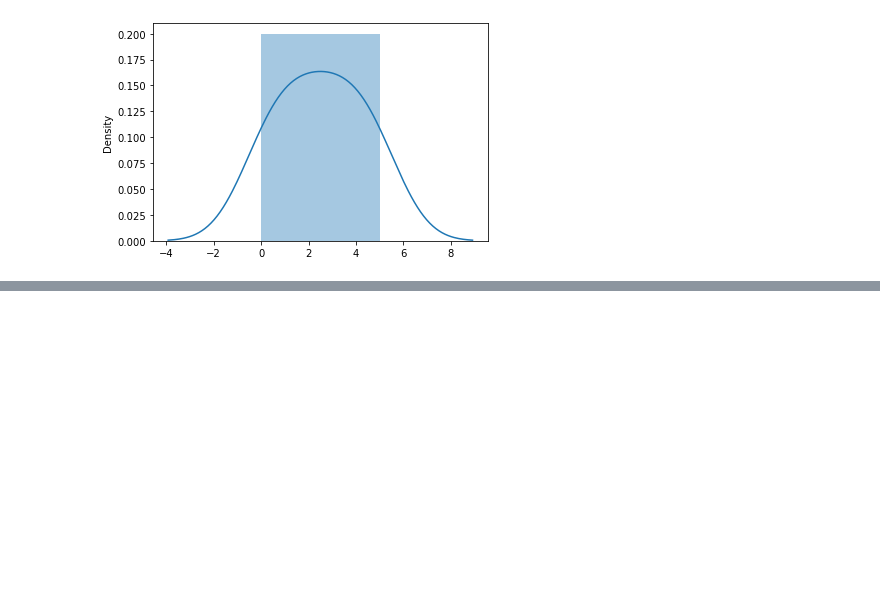
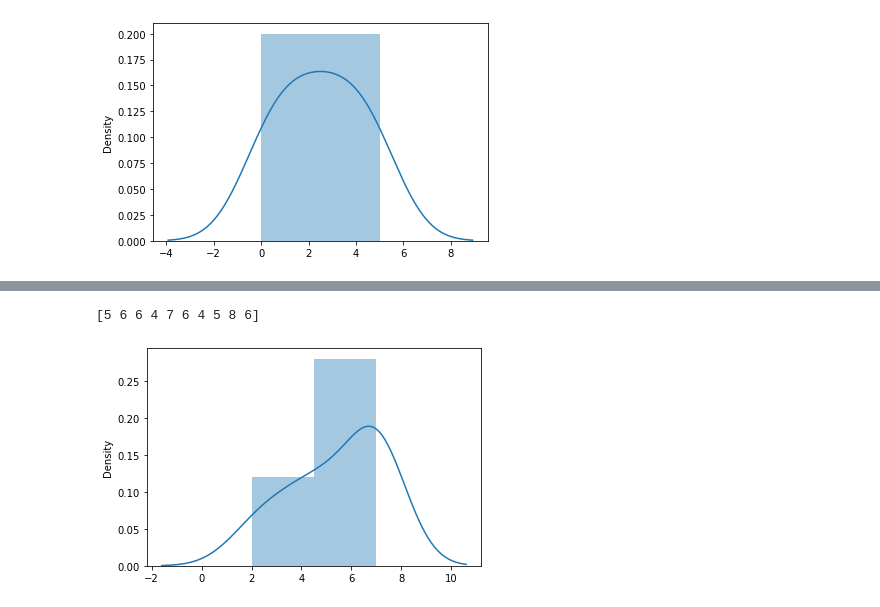
Before and after one commit to misaeladame/big-data, a Jupyter notebook: Jupyter/01_IniciandoNumpy.ipynb, the cells around one changed output, grey strips where cells are left out. Saved outputs shown, nothing was run; the diff lists cells and outputs as text; code cells hidden in the pictures; blank space fills up the shorter version.

Commit message:
Distribuciones de probabilidad

```diff
--- a/Jupyter/01_IniciandoNumpy.ipynb
+++ b/Jupyter/01_IniciandoNumpy.ipynb
@@ -517,0 +521,16 @@ plt.show()
+# %%
+#Distribucion binomial
+#Es una distribucion discreta. Es una distribucion definida por un conjunto de eventos
+#random.binomial(). Tiene tres parametros:
+# n = numero de pruebas o intentos
+# p = probabilidad de ocurrencia de cada prueba o intento
+# size = tamaño del arreglo
+binomial = random.binomial(n = 10, p = 0.5, size = 10)
+print(binomial)
+# %% [output]
+[5 6 6 4 7 6 4 5 8 6]
+# %%
+sns.distplot(random.binomial(n=10, p = 0.5, size = 10))
+plt.show()
+# %% [output]
+[figure, added]
```
Also changed, not shown: parts of 26 cells of this notebook.
